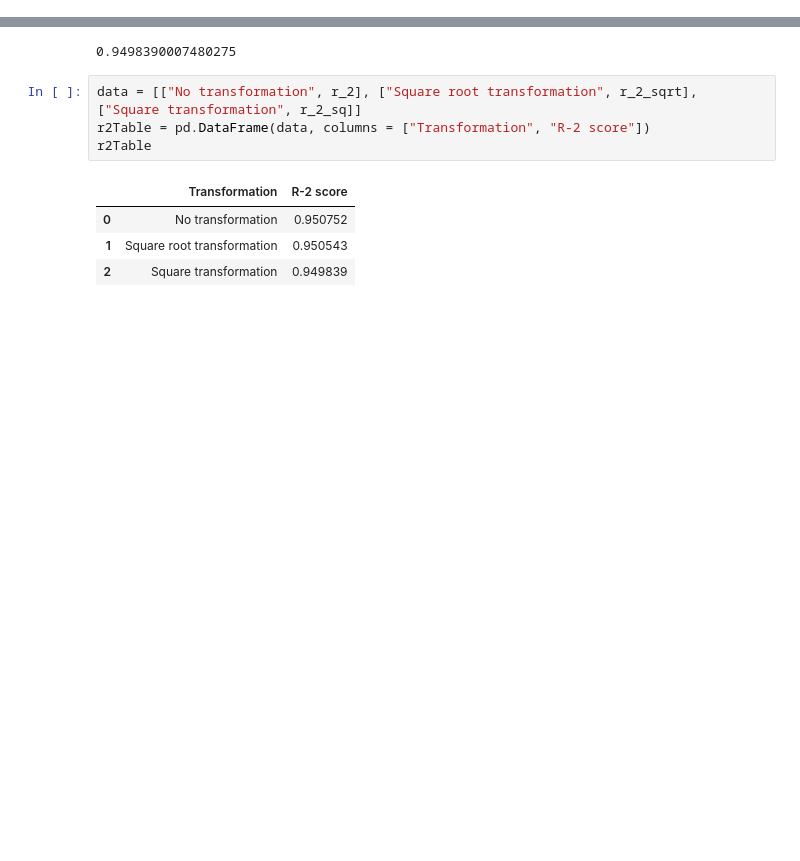
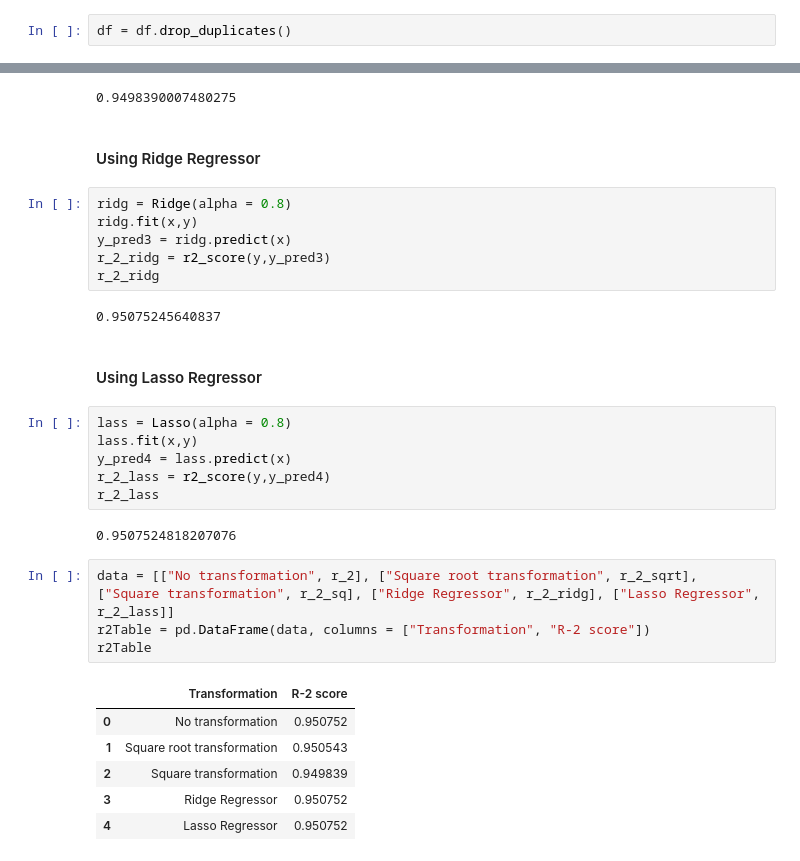
Before and after one commit to Harisrimt/ExcelR, a Jupyter notebook: 4_Multi Linear regression/Startup ML problem.ipynb, the cells around one changed output, grey strips where cells are left out. Drawn from its saved outputs; the diff is of its cells as text; blank space fills up the shorter version.

```diff
--- a/4_Multi Linear regression/Startup ML problem.ipynb
+++ b/4_Multi Linear regression/Startup ML problem.ipynb
@@ -26,6 +27,8 @@ Marketing Spend    0
 State              0
 Profit             0
 dtype: int64
+# %%
+df = df.drop_duplicates()
 # %%
 df["State"].unique()
 # %% [output]
@@ -237,12 +245,34 @@ r_2_sq = r2_score(y,y_pred2)
 r_2_sq
 # %% [output]
 0.9498390007480275
+# %% [markdown]
+#### Using Ridge Regressor
+# %%
+ridg = Ridge(alpha = 0.8)
+ridg.fit(x,y)
+y_pred3 = ridg.predict(x)
+r_2_ridg = r2_score(y,y_pred3)
+r_2_ridg
+# %% [output]
+0.95075245640837
+# %% [markdown]
+#### Using Lasso Regressor
+# %%
+lass = Lasso(alpha = 0.8)
+lass.fit(x,y)
+y_pred4 = lass.predict(x)
+r_2_lass = r2_score(y,y_pred4)
+r_2_lass
+# %% [output]
+0.9507524818207076
 # %%
-data = [["No transformation", r_2], ["Square root transformation", r_2_sqrt], ["Square transformation", r_2_sq]]
+data = [["No transformation", r_2], ["Square root transformation", r_2_sqrt], ["Square transformation", r_2_sq], ["Ridge Regressor", r_2_ridg], ["Lasso Regressor", r_2_lass]]
 r2Table = pd.DataFrame(data, columns = ["Transformation", "R-2 score"])
 r2Table
 # %% [output]
 |  | Transformation | R-2 score |
 | 0 | No transformation | 0.950752 |
 | 1 | Square root transformation | 0.950543 |
 | 2 | Square transformation | 0.949839 |
+| 3 | Ridge Regressor | 0.950752 |
+| 4 | Lasso Regressor | 0.950752 |
```
Also changed, not shown: parts of 8 cells of this notebook, 10 other files.
